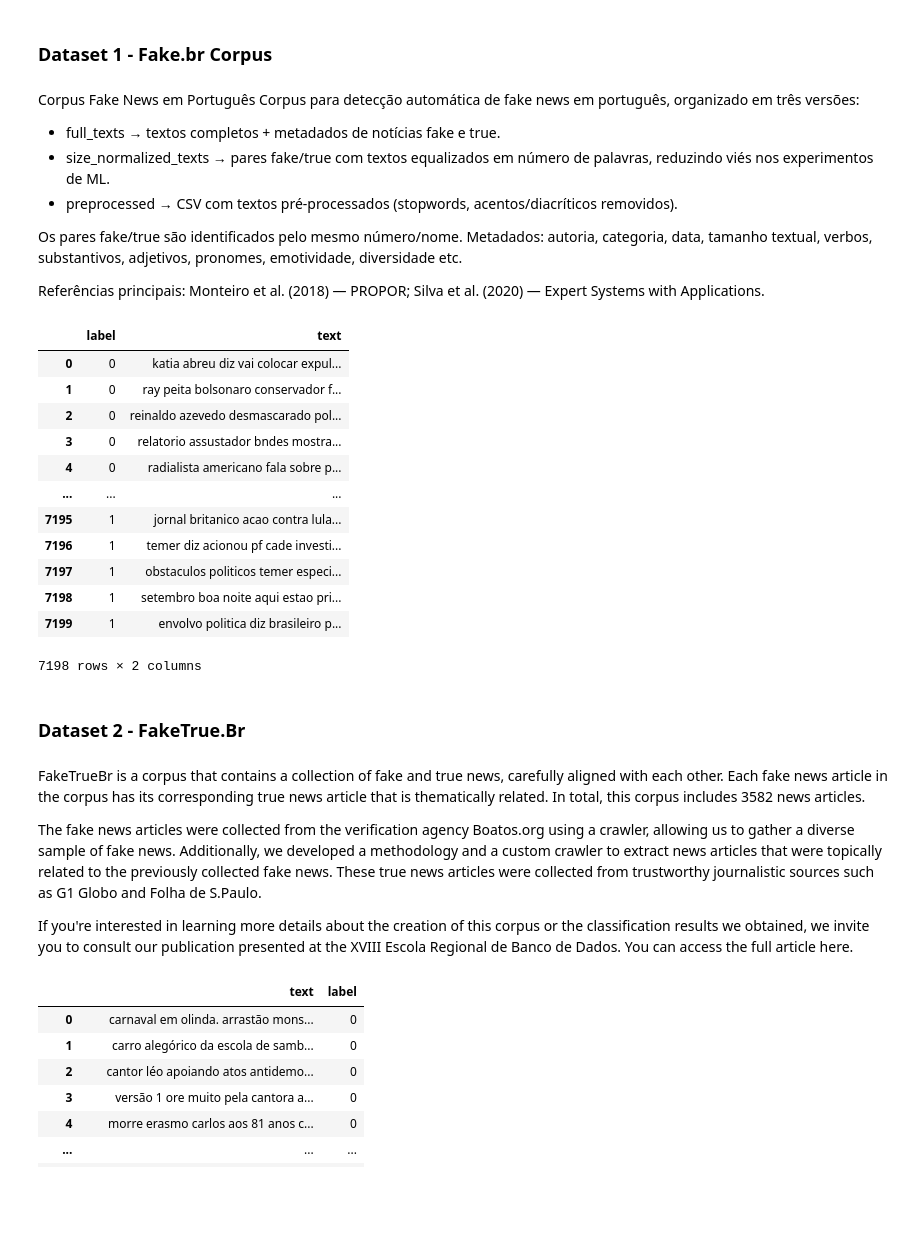
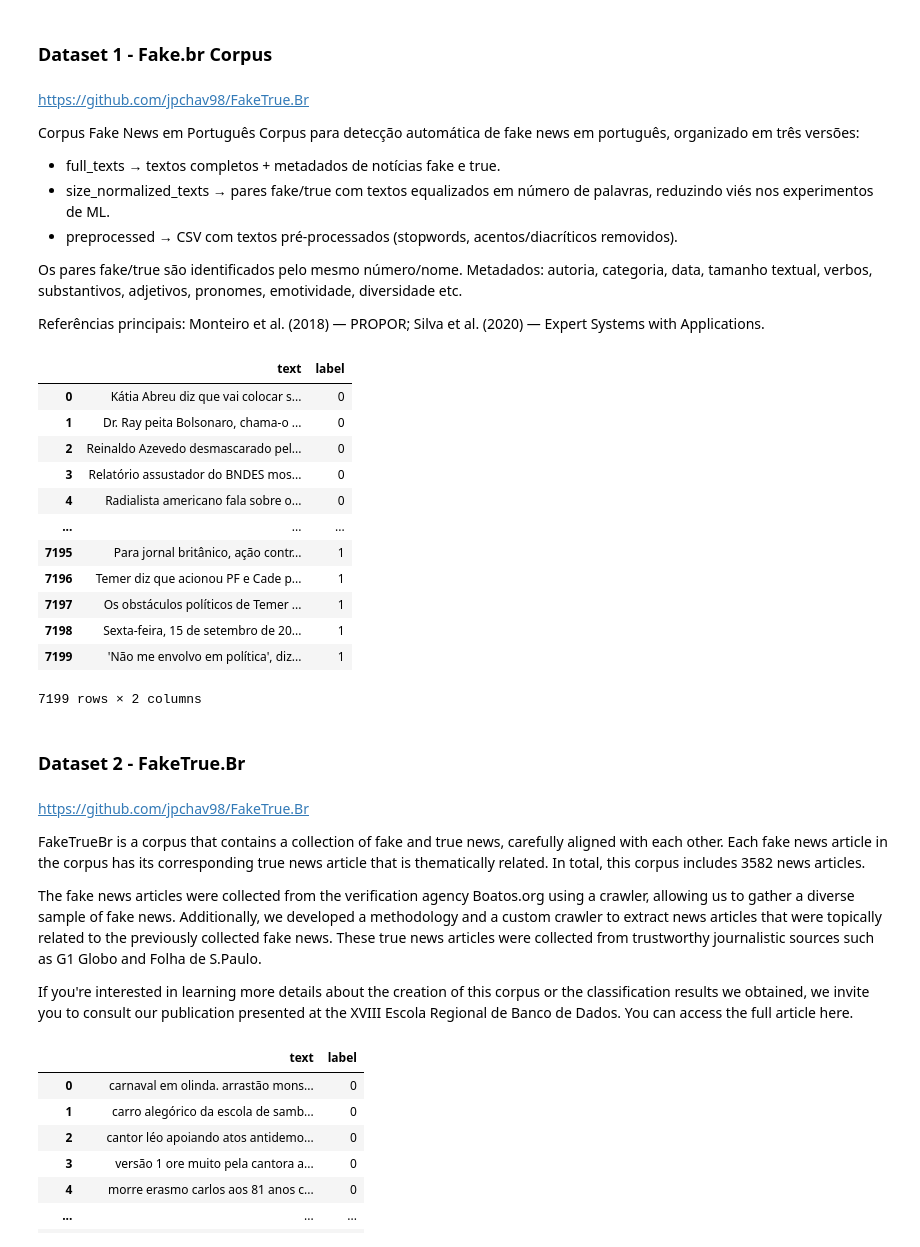
Before and after one commit to GuiGuedes10/Stroj---Resindecia-IA-Puc-Eldorado, a Jupyter notebook: training_data/dataset.ipynb, the cells around one changed output. Cells and saved outputs as stored; diff of their text form; code cells hidden in the pictures; blank space fills up the shorter version.

Commit message:
fix dataset 1 and add dataset 4

```diff
--- a/training_data/dataset.ipynb
+++ b/training_data/dataset.ipynb
@@ -9,6 +9,8 @@ import re
 # %% [markdown]
 ### Dataset 1 - Fake.br Corpus
 # %% [markdown]
+https://github.com/jpchav98/FakeTrue.Br
+
 Corpus Fake News em Português
 Corpus para detecção automática de fake news em português, organizado em três versões:
 - full_texts → textos completos + metadados de notícias fake e true.
@@ -20,29 +22,29 @@ Metadados: autoria, categoria, data, tamanho textual, verbos, substantivos, adje
 
 Referências principais: Monteiro et al. (2018) — PROPOR; Silva et al. (2020) — Expert Systems with Applications.
 # %%
-df1 = pd.read_csv("input_datasets/pre-processed.csv")
-df1 = df1.drop(columns=['index'])
-df1 = df1.rename(columns={'preprocessed_news':'text'})
+df1 = pd.read_csv("input_datasets/size_normalized.csv")
 df1['label'] = df1['label'].map({'fake':0,'true':1})
 df1 = df1.drop_duplicates()
 df1
 # %% [output]
-|  | label | text |
-| 0 | 0 | katia abreu diz vai colocar expul... |
-| 1 | 0 | ray peita bolsonaro conservador f... |
-| 2 | 0 | reinaldo azevedo desmascarado pol... |
-| 3 | 0 | relatorio assustador bndes mostra... |
-| 4 | 0 | radialista americano fala sobre p... |
+|  | text | label |
+| 0 | Kátia Abreu diz que vai colocar s... | 0 |
+| 1 | Dr. Ray peita Bolsonaro, chama-o ... | 0 |
+| 2 | Reinaldo Azevedo desmascarado pel... | 0 |
+| 3 | Relatório assustador do BNDES mos... | 0 |
+| 4 | Radialista americano fala sobre o... | 0 |
 | ... | ... | ... |
-| 7195 | 1 | jornal britanico acao contra lula... |
-| 7196 | 1 | temer diz acionou pf cade investi... |
-| 7197 | 1 | obstaculos politicos temer especi... |
-| 7198 | 1 | setembro boa noite aqui estao pri... |
-| 7199 | 1 | envolvo politica diz brasileiro p... |
+| 7195 | Para jornal britânico, ação contr... | 1 |
+| 7196 | Temer diz que acionou PF e Cade p... | 1 |
+| 7197 | Os obstáculos políticos de Temer ... | 1 |
+| 7198 | Sexta-feira, 15 de setembro de 20... | 1 |
+| 7199 | 'Não me envolvo em política', diz... | 1 |
-7198 rows × 2 columns
+7199 rows × 2 columns
 # %% [markdown]
 ### Dataset 2 - FakeTrue.Br
 # %% [markdown]
+https://github.com/jpchav98/FakeTrue.Br
+
 FakeTrueBr is a corpus that contains a collection of fake and true news, carefully aligned with each other. Each fake news article in the corpus has its corresponding true news article that is thematically related. In total, this corpus includes 3582 news articles.
 
 The fake news articles were collected from the verification agency Boatos.org using a crawler, allowing us to gather a diverse sample of fake news. Additionally, we developed a methodology and a custom crawler to extract news articles that were topically related to the previously collected fake news. These true news articles were collected from trustworthy journalistic sources such as G1 Globo and Folha de S.Paulo.
```
Also changed, not shown: parts of 16 cells of this notebook, 11 other files.
